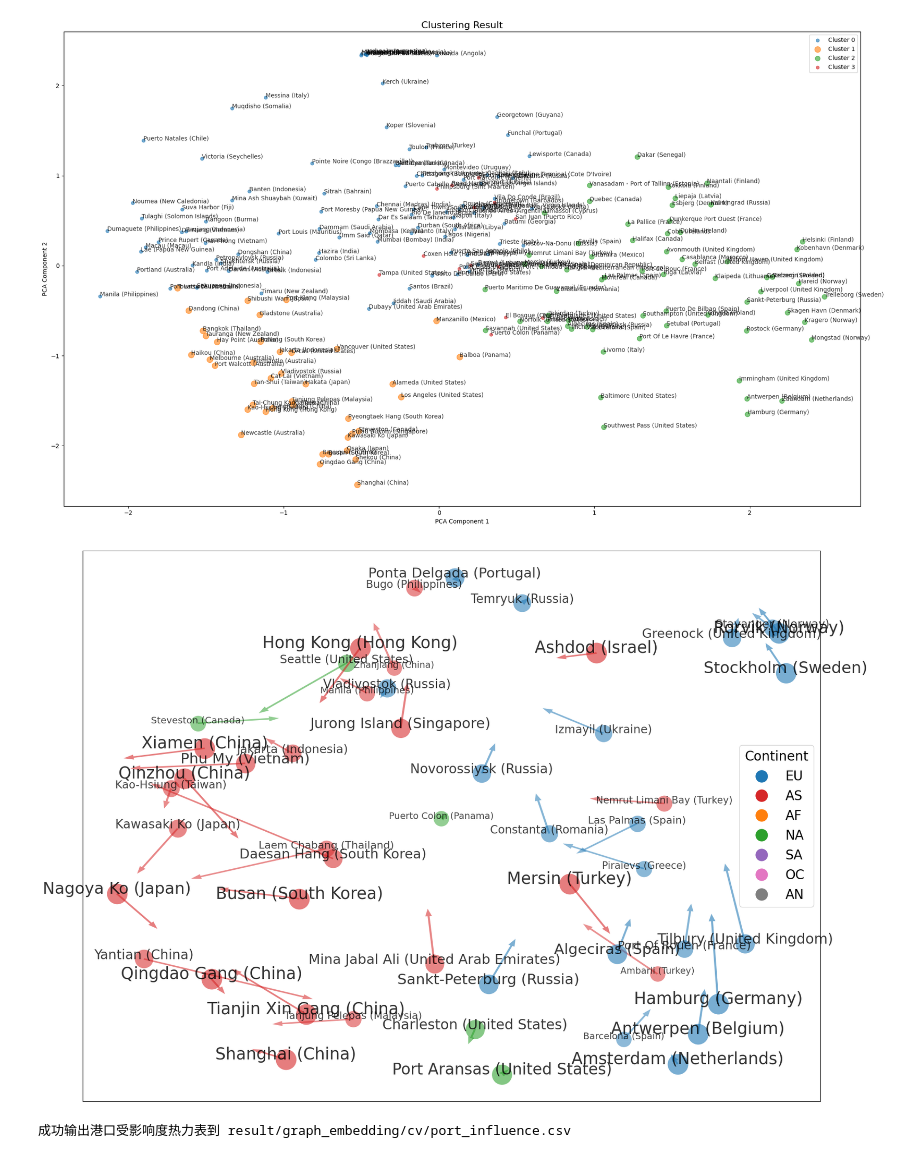
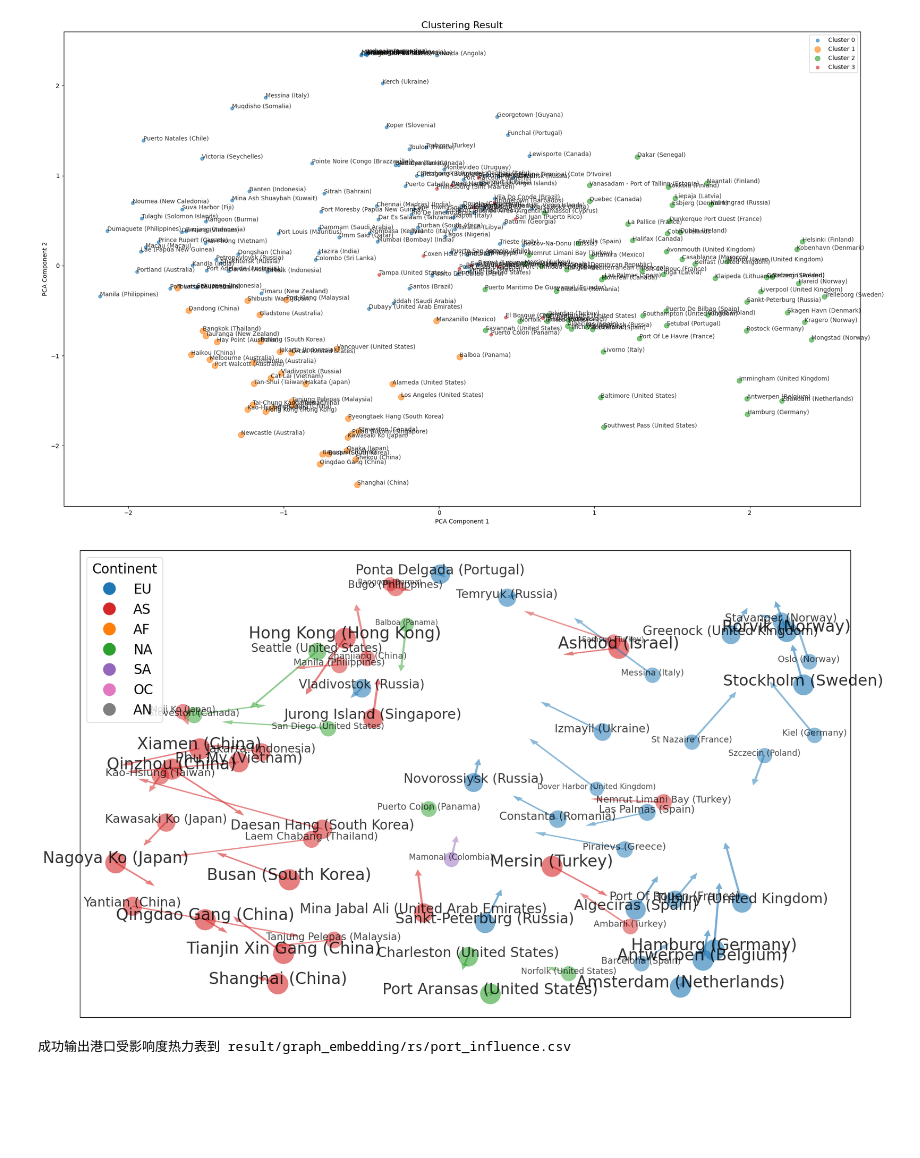
Before and after one commit to Paulliant/global-shipping-networks-analysis, a Jupyter notebook: Network Analysis/graph_embedding_calculate.ipynb, the cells around one changed output. Drawn from its saved outputs; the diff is of its cells as text; code cells hidden in the pictures; blank space fills up the shorter version.

```diff
--- a/Network Analysis/graph_embedding_calculate.ipynb
+++ b/Network Analysis/graph_embedding_calculate.ipynb
@@ -106,7 +106,7 @@ embeddings_after = embeddings_after[:n_nodes]
 clusters = clusters.iloc[:n_nodes].reset_index(drop=True)
 
 # 只保留大港口
-main_ports = clusters['ship_cnts'] > 3000
+main_ports = clusters['ship_cnts'] > 2000
 embeddings_before = embeddings_before[main_ports.values]
 embeddings_after = embeddings_after[main_ports.values]
 clusters = clusters[main_ports].reset_index(drop=True)
@@ -190,42 +190,42 @@ colors = clusters['continent'].map(continent_color_map)
 max_ship_cnts = clusters['ship_cnts'].max()
 
 # 绘图
-plt.figure(figsize=(18, 12))
+plt.figure(figsize=(18, 10))
 for i, row in clusters.iterrows():
     color = colors[i]
 
     norm = np.sqrt(row['ship_cnts']) / np.sqrt(max_ship_cnts)
 
     # 绘制箭头：从 before 指向 after
     plt.arrow(row['pca_x_before'], row['pca_y_before'],
               row['pca_x_after'] - row['pca_x_before'],
               row['pca_y_after'] - row['pca_y_before'],
               color=color, alpha=0.4 + 0.2 * norm, linewidth=0, width=0.003, head_width=0.01, length_includes_head=True)
 
     # 绘制起始点，大小与 ship_cnts 成比例
     plt.scatter(row['pca_x_before'], row['pca_y_before'],
                 color=color, s=1000.0 * norm, alpha=0.4 + 0.2 * norm, linewidth=0)
 
     # 添加港口标签
     plt.annotate(row['port_info'], (row['pca_x_before'], row['pca_y_before']),
-                 fontsize=25.0 * norm, alpha=0.6 + 0.2 * norm, ha='center')
+                 fontsize=24.0 * norm, alpha=0.6 + 0.2 * norm, ha='center')
 
 # 图形设置
 plt.xticks([])
 plt.yticks([])
 plt.legend(handles=[
     Patch(facecolor=color, edgecolor='k', label=continent)
     for continent, color in continent_color_map.items()
 ], title="Continent", loc='lower right')
 plt.legend(handles=[
     Line2D([0], [0], marker='o', color='w', label=continent,
            markerfacecolor=color, markersize=20)
     for continent, color in continent_color_map.items()
 ], title="Continent", title_fontsize=20, fontsize=20, loc='best')
 plt.tight_layout()
 plt.show()
 # %% [output]
-[figure, old version]
+[figure, new version]
 # %%
 import numpy as np
 import pandas as pd
@@ -280,7 +280,7 @@ heatmap_df.to_csv(f'{output_path}port_influence.csv', index=False)
 
 print(f"成功输出港口受影响度热力表到 {output_path}port_influence.csv")
 # %% [output]
-成功输出港口受影响度热力表到 result/graph_embedding/cv/port_influence.csv
+成功输出港口受影响度热力表到 result/graph_embedding/rs/port_influence.csv
 # %%
 import numpy as np
 import pandas as pd
```
Also changed, not shown: parts of 2 cells of this notebook, 2 other files.
